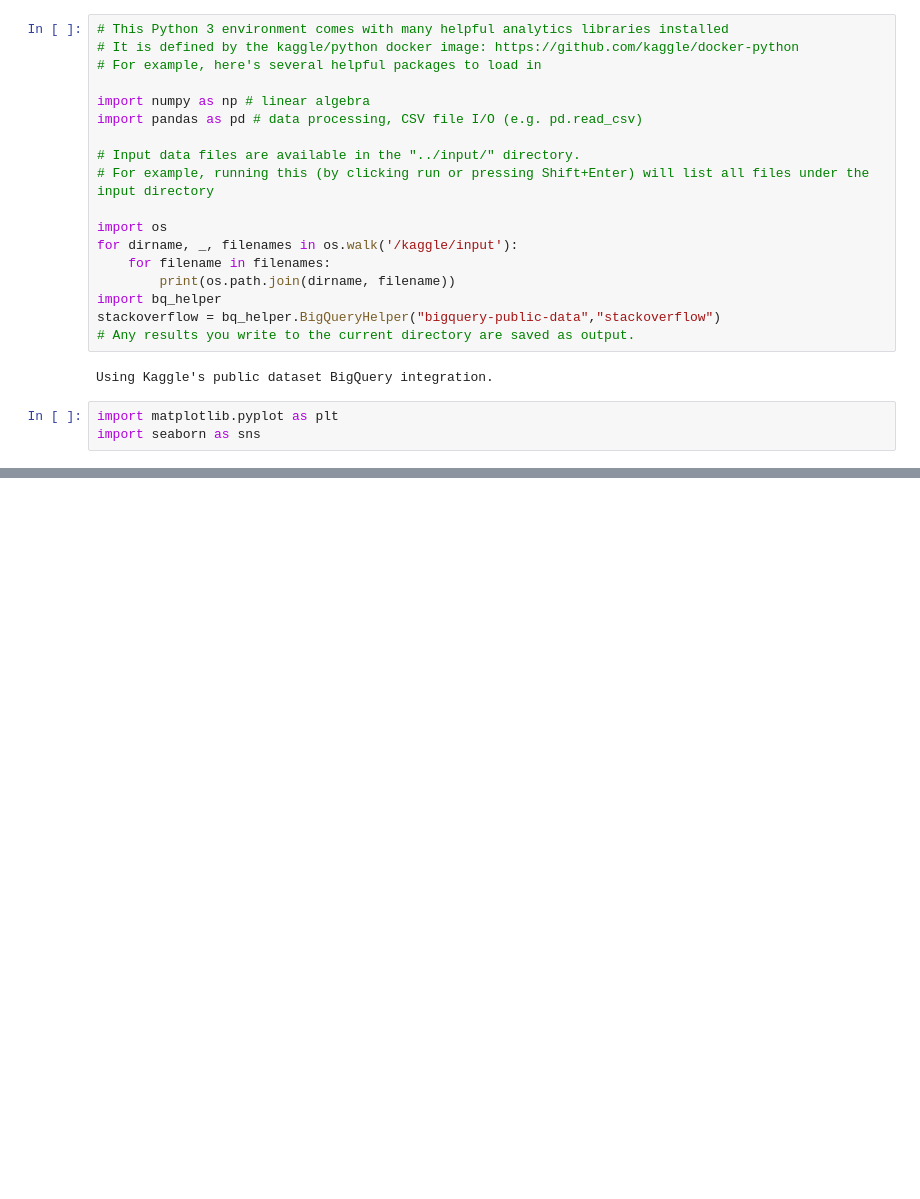
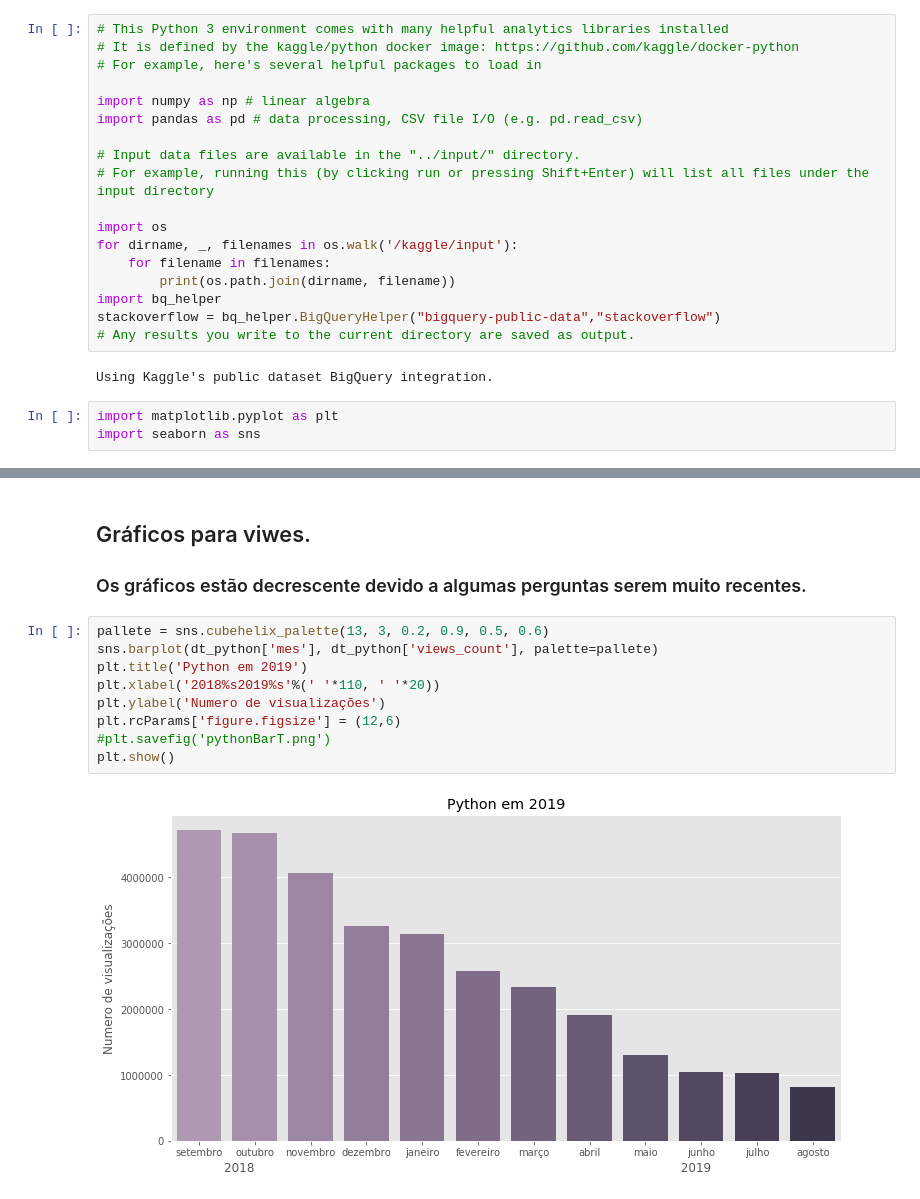
Before and after one commit to LuisHenrique01/notebooks-data-science, a Jupyter notebook: linguagens.ipynb, the cells around one changed output, grey strips where cells are left out. Cells and saved outputs as stored; diff of their text form; blank space fills up the shorter version.

```diff
--- a/linguagens.ipynb
+++ b/linguagens.ipynb
@@ -240,0 +217,14 @@ plt.show()
+# %% [markdown]
+## Gráficos para viwes.
+### Os gráficos estão decrescente devido a algumas perguntas serem muito recentes.
+# %%
+pallete = sns.cubehelix_palette(13, 3, 0.2, 0.9, 0.5, 0.6)
+sns.barplot(dt_python['mes'], dt_python['views_count'], palette=pallete)
+plt.title('Python em 2019')
+plt.xlabel('2018%s2019%s'%(' '*110, ' '*20))
+plt.ylabel('Numero de visualizações')
+plt.rcParams['figure.figsize'] = (12,6)
+#plt.savefig('pythonBarT.png')
+plt.show()
+# %% [output]
+[figure, added]
```
Also changed, not shown: parts of 46 cells of this notebook.
